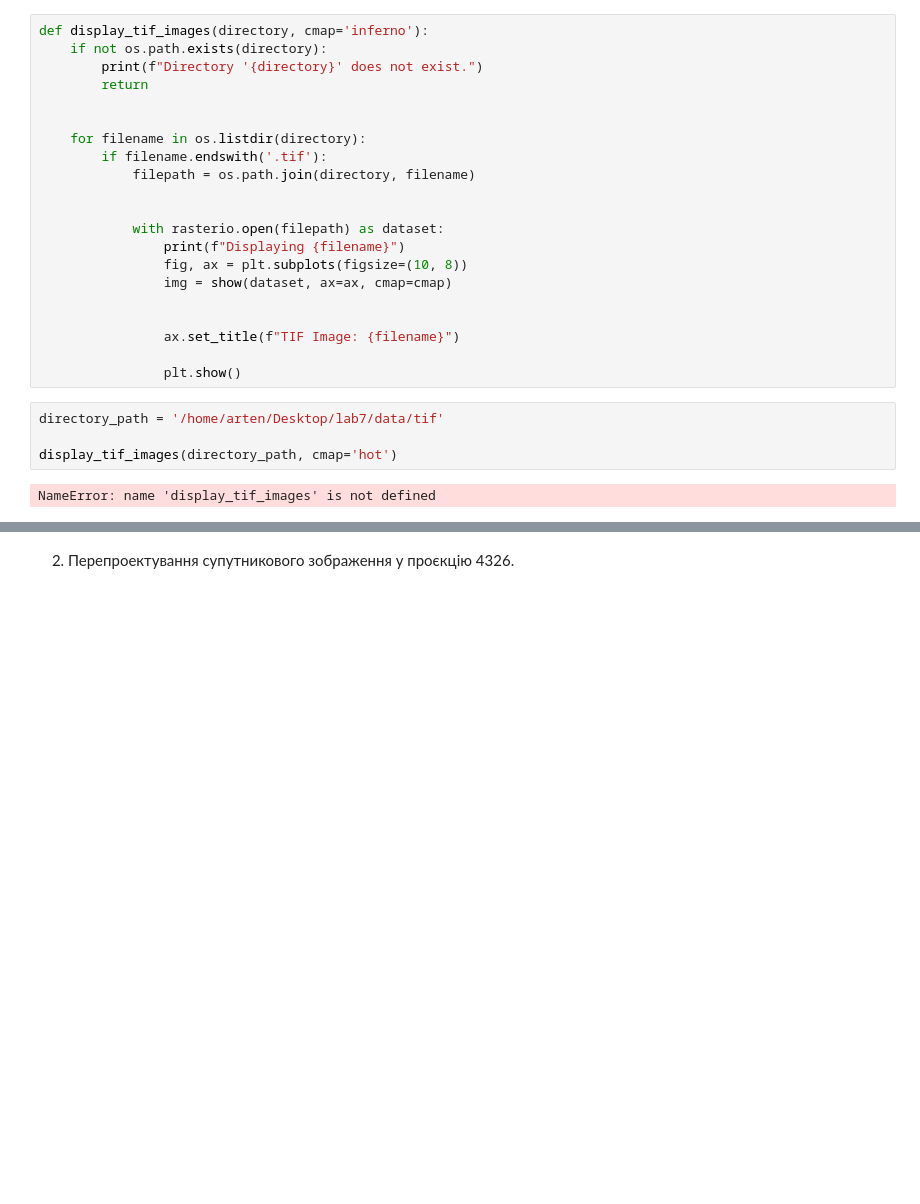
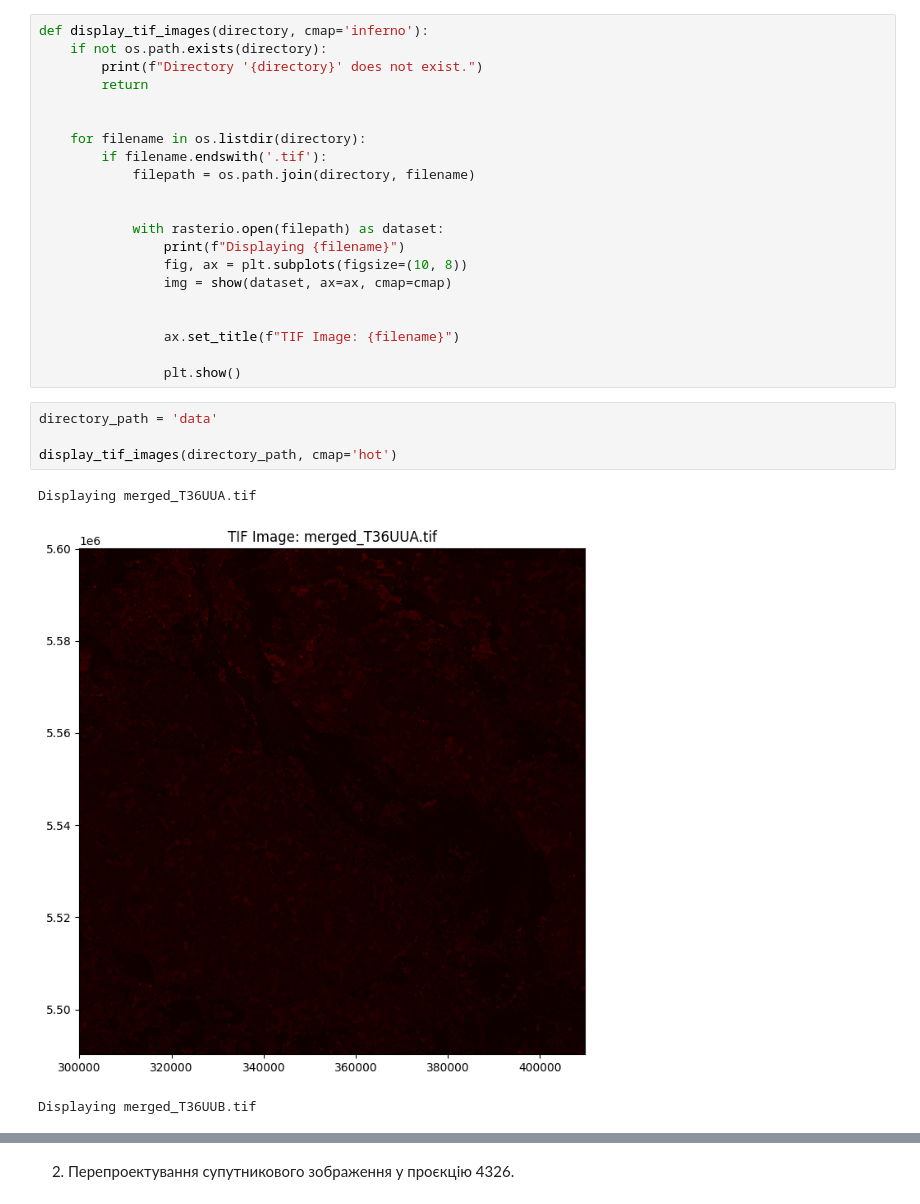
Before and after one commit to phosqhide/Labs, a Jupyter notebook: lab7/lab7.ipynb, the cells around one changed output, grey strips where cells are left out. Saved outputs shown, nothing was run; the diff lists cells and outputs as text; blank space fills up the shorter version.

```diff
--- a/lab7/lab7.ipynb
+++ b/lab7/lab7.ipynb
@@ -191,8 +187,10 @@ def display_tif_images(directory, cmap='inferno'):
 
                 plt.show()
 # %%
-directory_path = '/home/arten/Desktop/lab7/data/tif'
+directory_path = 'data'
 
 display_tif_images(directory_path, cmap='hot')
 # %% [output]
-NameError: name 'display_tif_images' is not defined
+Displaying merged_T36UUA.tif
+[figure, added]
+Displaying merged_T36UUB.tif
```
Also changed, not shown: parts of 15 cells of this notebook.
